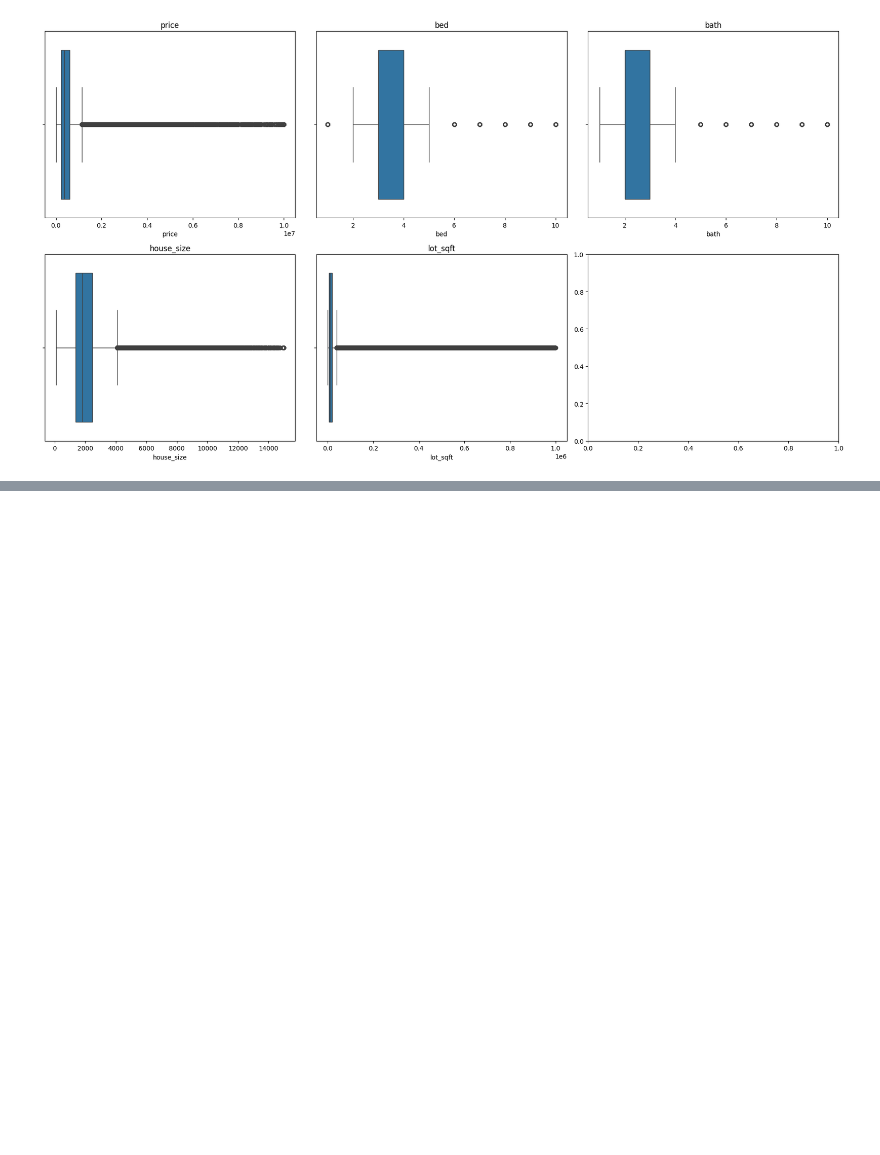
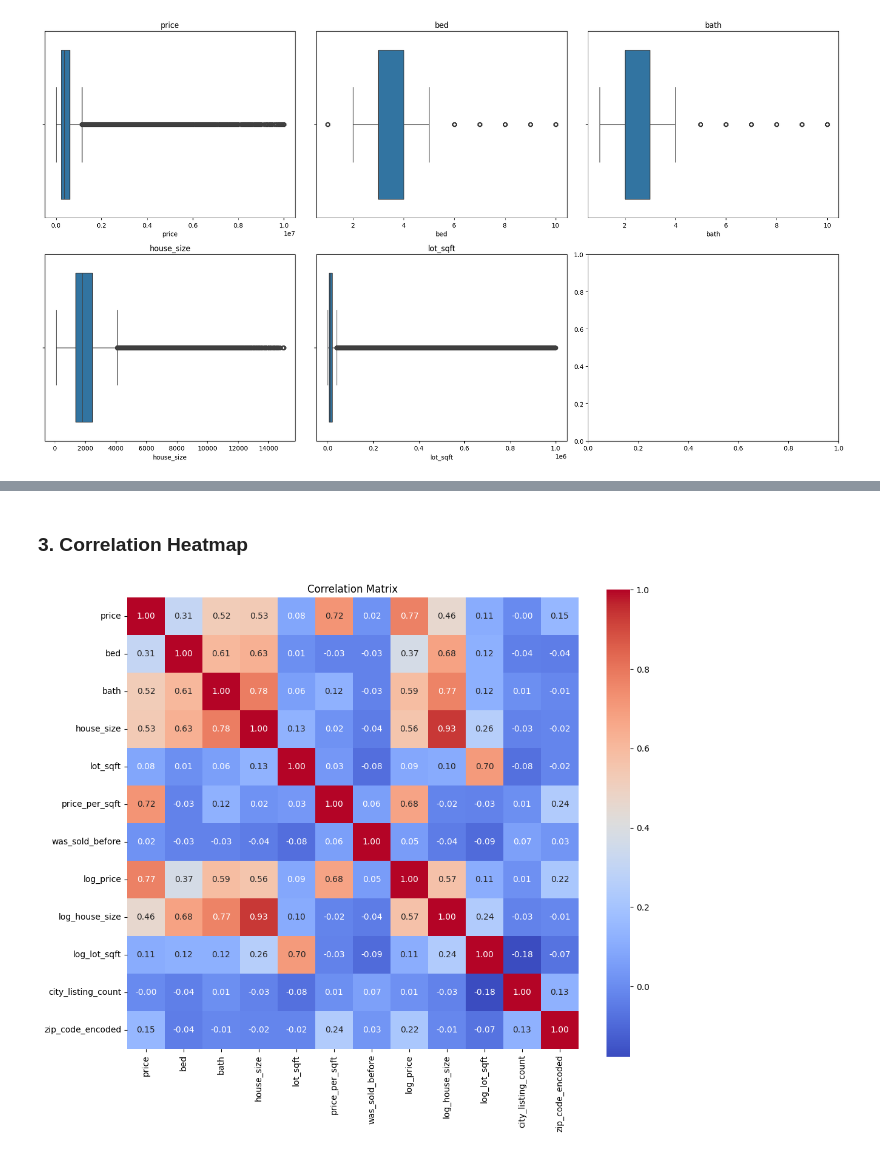
Before and after one commit to birukzlab/real-estate-search-ranking, a Jupyter notebook: notebooks/trial.ipynb, the cells around one changed output, grey strips where cells are left out. Cells and saved outputs as stored; diff of their text form; code cells hidden in the pictures; blank space fills up the shorter version.

```diff
--- a/notebooks/trial.ipynb
+++ b/notebooks/trial.ipynb
@@ -460,0 +625,15 @@ plt.show()
+# %% [markdown]
+### 3. Correlation Heatmap
+# %%
+# Select only numerical features
+numeric_cols = data_for_exploring.select_dtypes(include='number')
+
+# Correlation
+corr = numeric_cols.corr()
+
+plt.figure(figsize=(12,10))
+sns.heatmap(corr, annot=True, fmt='.2f', cmap='coolwarm', square=True)
+plt.title('Correlation Matrix')
+plt.show()
+# %% [output]
+[figure, added]
```
Also changed, not shown: parts of 59 cells of this notebook, 4 other files.
